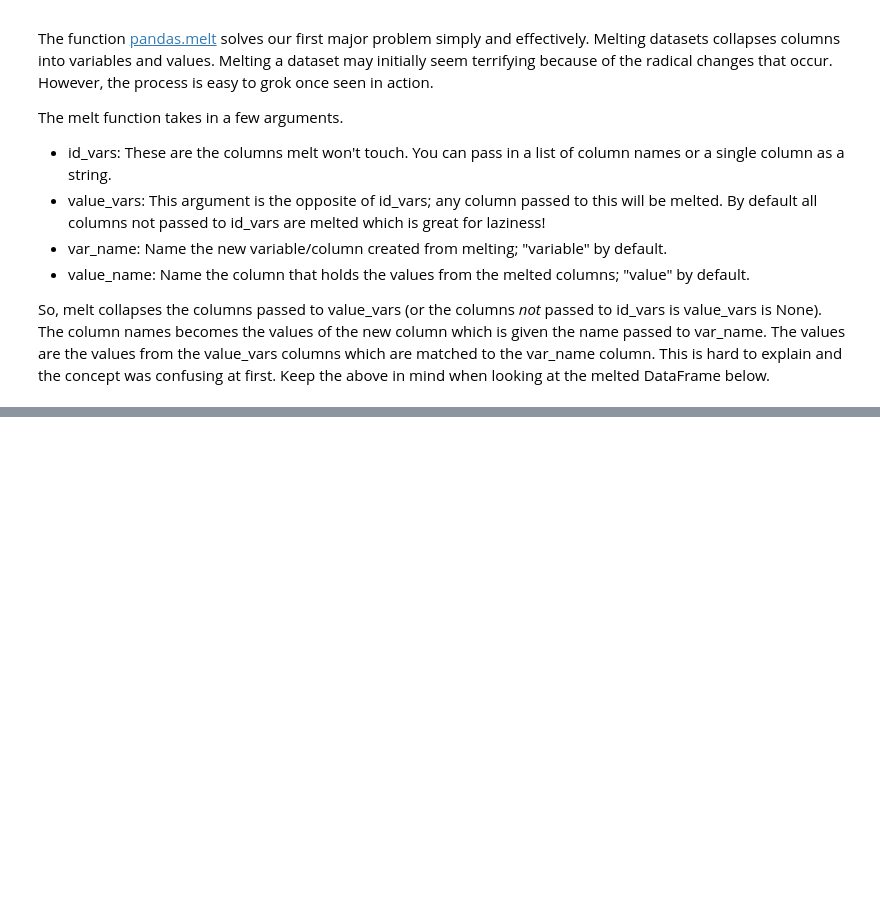
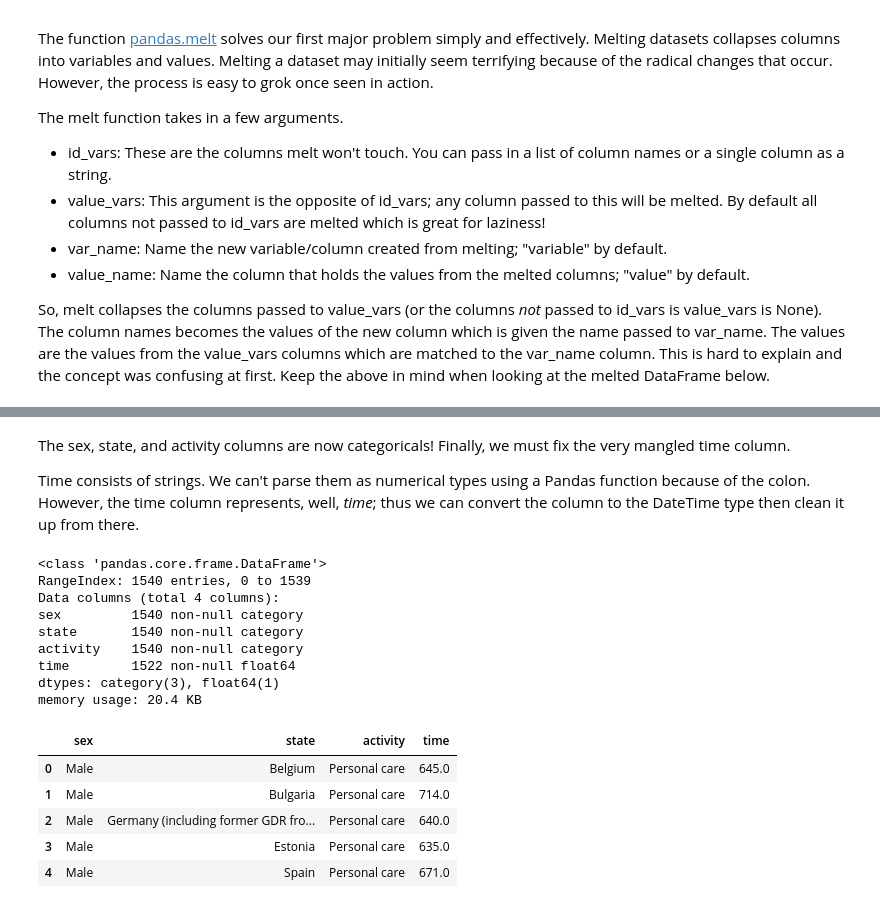
Before and after one commit to joshuamegnauth54/Miscellaneous, a Jupyter notebook: Notes/Python/tidytut_python.ipynb, the cells around one changed output, grey strips where cells are left out. Drawn from its saved outputs; the diff is of its cells as text; code cells hidden in the pictures; blank space fills up the shorter version.

```diff
--- a/Notes/Python/tidytut_python.ipynb
+++ b/Notes/Python/tidytut_python.ipynb
@@ -84,0 +143,5 @@ So, melt collapses the columns passed to value_vars (or the columns _not_ passed
+# %%
+for col in timeuse_df.columns[:-1]:
+    timeuse_df[col] = timeuse_df[col].astype("category")
+
+timeuse_df.info()
@@ -84,0 +158,26 @@ So, melt collapses the columns passed to value_vars (or the columns _not_ passed
+# %% [markdown]
+The sex, state, and activity columns are now categoricals! Finally, we must fix the very mangled time column.
+
+Time consists of strings. We can't parse them as numerical types using a Pandas function because of the colon. However, the time column represents, well, _time_; thus we can convert the column to the DateTime type then clean it up from there.
+# %%
+timeuse_df["time"] = pd.to_datetime(timeuse_df["time"], errors="coerce")
+timeuse_df["time"] = timeuse_df["time"].dt.minute + timeuse_df["time"].dt.hour * 60
+
+timeuse_df.info()
+display(timeuse_df.head())
+# %% [output]
+<class 'pandas.core.frame.DataFrame'>
+RangeIndex: 1540 entries, 0 to 1539
+Data columns (total 4 columns):
+sex         1540 non-null category
+state       1540 non-null category
+activity    1540 non-null category
+time        1522 non-null float64
+dtypes: category(3), float64(1)
+memory usage: 20.4 KB
+|  | sex | state | activity | time |
+| 0 | Male | Belgium | Personal care | 645.0 |
+| 1 | Male | Bulgaria | Personal care | 714.0 |
+| 2 | Male | Germany (including former GDR fro... | Personal care | 640.0 |
+| 3 | Male | Estonia | Personal care | 635.0 |
+| 4 | Male | Spain | Personal care | 671.0 |
```
Also changed, not shown: parts of 12 cells of this notebook.
